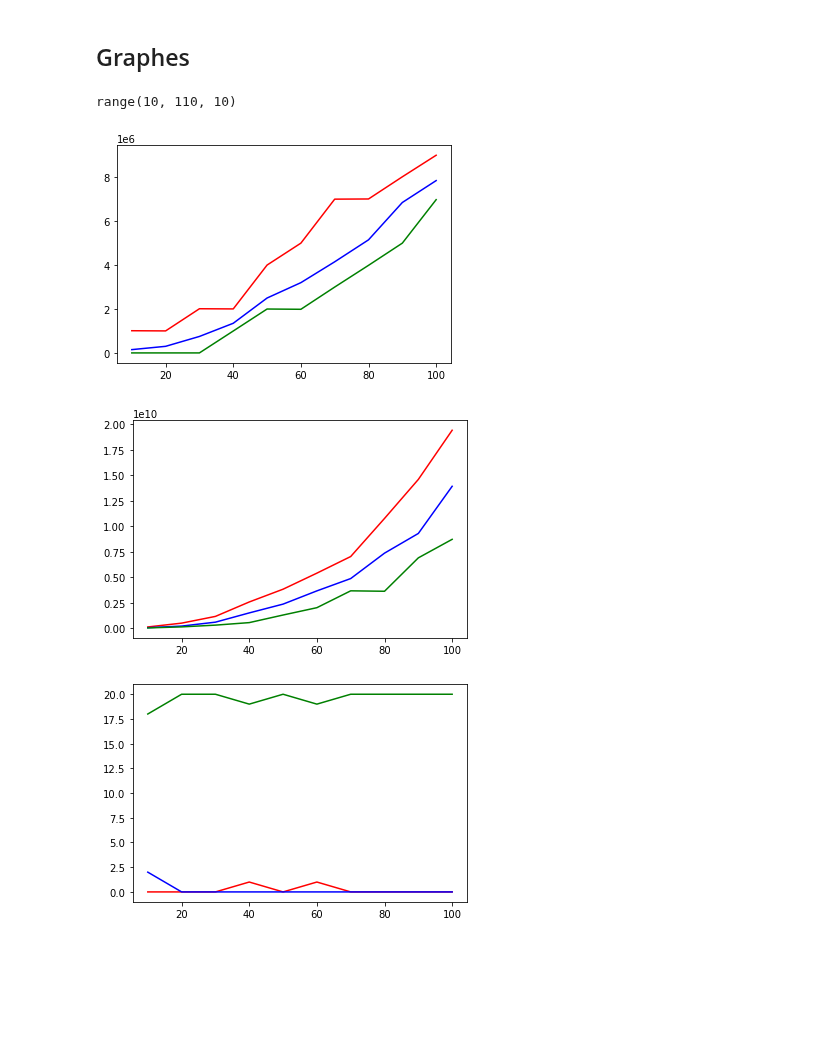
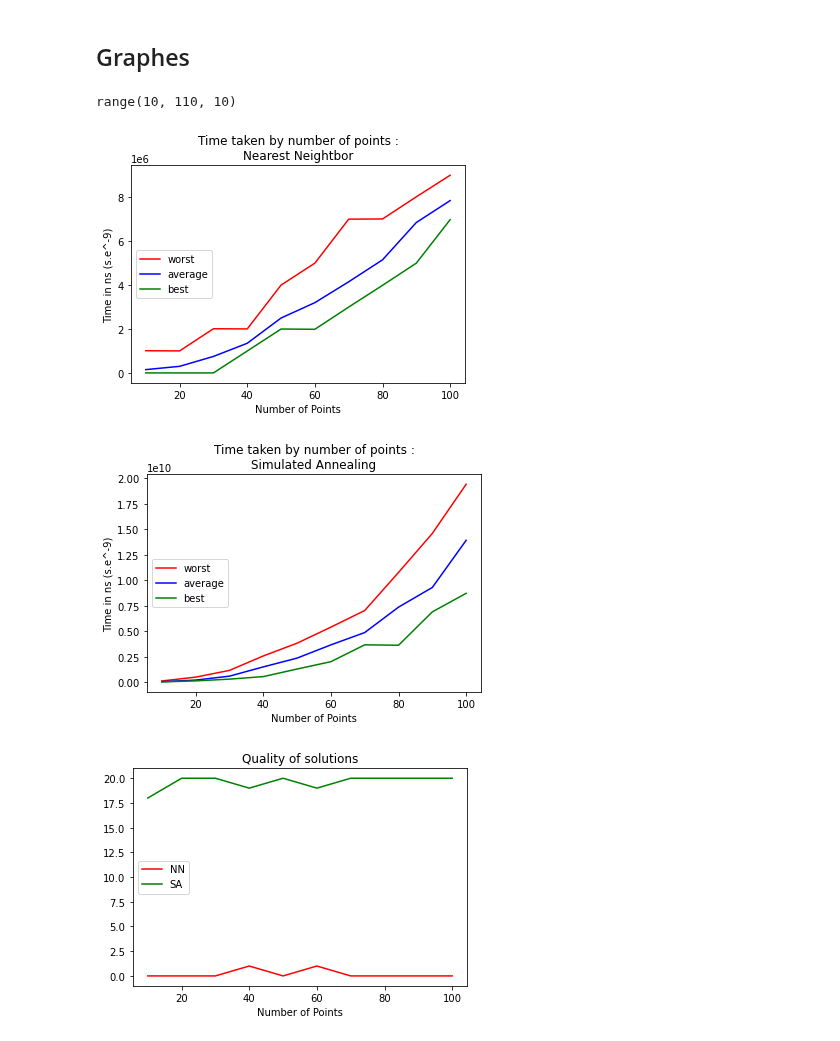
Before and after one commit to SnipeDragons/Algo-Livrable-1, a Jupyter notebook: Statistique.ipynb, the cells around one changed output. Drawn from its saved outputs; the diff is of its cells as text; code cells hidden in the pictures; blank space fills up the shorter version.

Commit message:
legends

```diff
--- a/Statistique.ipynb
+++ b/Statistique.ipynb
@@ -574,39 +574,68 @@ for nbSommet in range(1, pointNbChange):
     Win3ComboNearest.append(win3ComboNearest)
     Exequo3.append(exequo3)
 
 absise = range(1*step, pointNbChange*step, step)
 print(absise)
 #####################################
 # Nearest neightbor
 #####################################
-plt.plot(absise, WorstNearest, "r", absise, AverageNearest, "b", absise, BestNearest, "g")
+plt.plot(absise, WorstNearest, "r", label="worst")
+plt.plot(absise, AverageNearest, "b", label="average")
+plt.plot(absise, BestNearest, "g", label="best")
+plt.legend(loc="center left")
+plt.title("Time taken by number of points :\nNearest Neightbor")
+plt.xlabel("Number of Points")
+plt.ylabel("Time in ns (s.e^-9)")
 plt.show()
 
 #####################################
 # Recuit
 #####################################
-plt.plot(absise, WorstRecuit, "r", absise, AverageRecuit, "b", absise, BestRecuit, "g")
+plt.plot(absise, WorstRecuit, "r", label="worst")
+plt.plot(absise, AverageRecuit, "b", label="average")
+plt.plot(absise, BestRecuit, "g", label="best")
+plt.legend(loc="center left")
+plt.title("Time taken by number of points :\nSimulated Annealing")
+plt.xlabel("Number of Points")
+plt.ylabel("Time in ns (s.e^-9)")
 plt.show()
 
 #####################################
 # Win 2
 #####################################
-plt.plot(absise, Win2Nearest, "r", absise, Exequo2, "b", absise, Win2Recuit, "g")
+plt.plot(absise, Win2Nearest, "r", label="NN")
+plt.plot(absise, Win2Recuit, "g", label="SA")
+plt.legend(loc="center left")
+plt.title("Quality of solutions")
+plt.xlabel("Number of Points")
+plt.ylabel("")
 plt.show()
 
-#####################################s
+#####################################
 # Nearest neightbor + Recuit simulé
 #####################################
-plt.plot(absise, WorstCombo, "r", absise, AverageCombo, "b", absise, BestCombo, "g")
+plt.plot(absise, WorstCombo, "r", label="worst")
+plt.plot(absise, AverageCombo, "b", label="average")
+plt.plot(absise, BestCombo, "g", label="center left")
+plt.legend(loc="center left")
+plt.title("Time taken by number of points :\nNearest neightbor + Simulated Annealing")
+plt.xlabel("Number of Points")
+plt.ylabel("Time in ns (s.e^-9)")
 plt.show()
 
 #####################################
 # Win 3
 #####################################
-plt.plot(absise, Win3Nearest, "r", absise, Win3Combo, "b", absise, Win3Recuit, "g")
+plt.plot(absise, Win2Nearest, "r", label="NN")
+plt.plot(absise, Win2Recuit, "g", label="SA")
+plt.plot(absise, Win3Combo, "b", label="NN + SA")
+plt.legend(loc="center left")
+plt.title("Quality of solutions")
+plt.xlabel("Number of Points")
+plt.ylabel("")
 plt.show()
 # %% [output]
 range(10, 110, 10)
-[figure, old version]
+[figure, new version]
-[figure, old version]
+[figure, new version]
-[figure, old version]
+[figure, new version]
```
Also changed, not shown: parts of 1 cell of this notebook.
